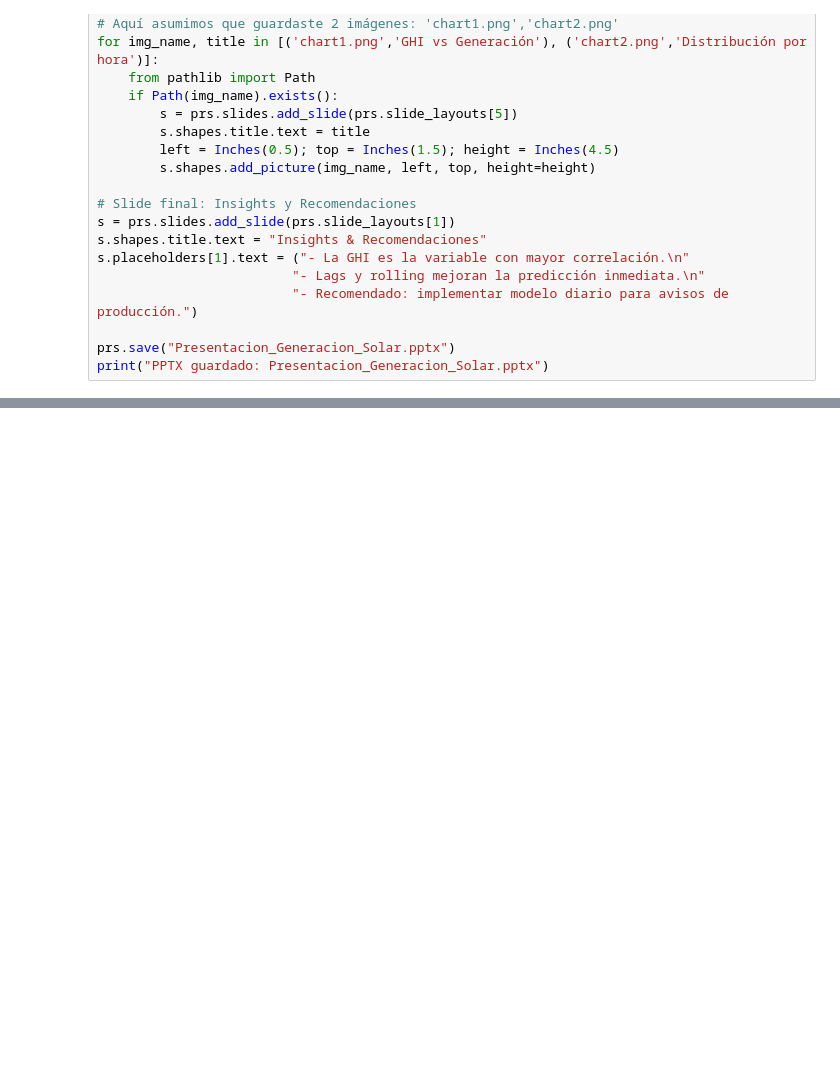
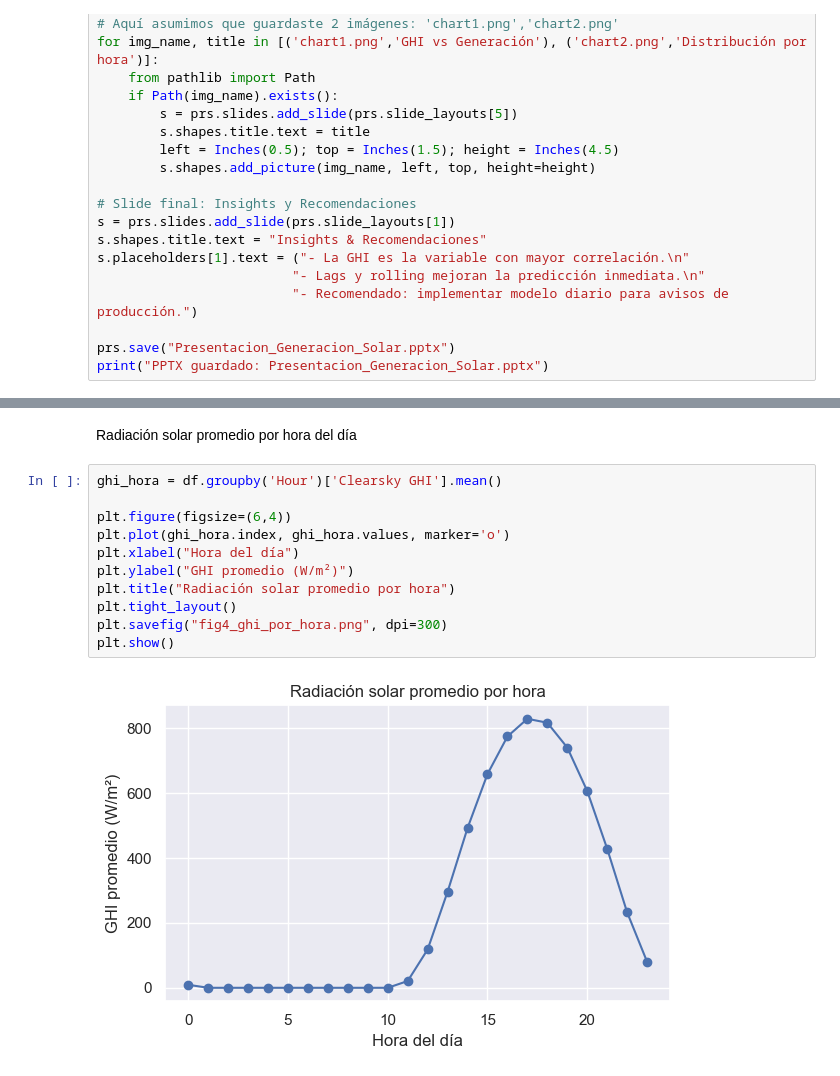
Before and after one commit to Pelado91/Proyecto-Data-Science-II, a Jupyter notebook: Generacion_Solar_Metzler.ipynb, the cells around one changed output, grey strips where cells are left out. Saved outputs shown, nothing was run; the diff lists cells and outputs as text; blank space fills up the shorter version.

```diff
--- a/Generacion_Solar_Metzler.ipynb
+++ b/Generacion_Solar_Metzler.ipynb
@@ -675,0 +733,15 @@ A partir del análisis exploratorio realizado sobre el dataset de generación so
+# %% [markdown]
+Radiación solar promedio por hora del día
+# %%
+ghi_hora = df.groupby('Hour')['Clearsky GHI'].mean()
+
+plt.figure(figsize=(6,4))
+plt.plot(ghi_hora.index, ghi_hora.values, marker='o')
+plt.xlabel("Hora del día")
+plt.ylabel("GHI promedio (W/m²)")
+plt.title("Radiación solar promedio por hora")
+plt.tight_layout()
+plt.savefig("fig4_ghi_por_hora.png", dpi=300)
+plt.show()
+# %% [output]
+[figure, added]
```
Also changed, not shown: parts of 24 cells of this notebook.
